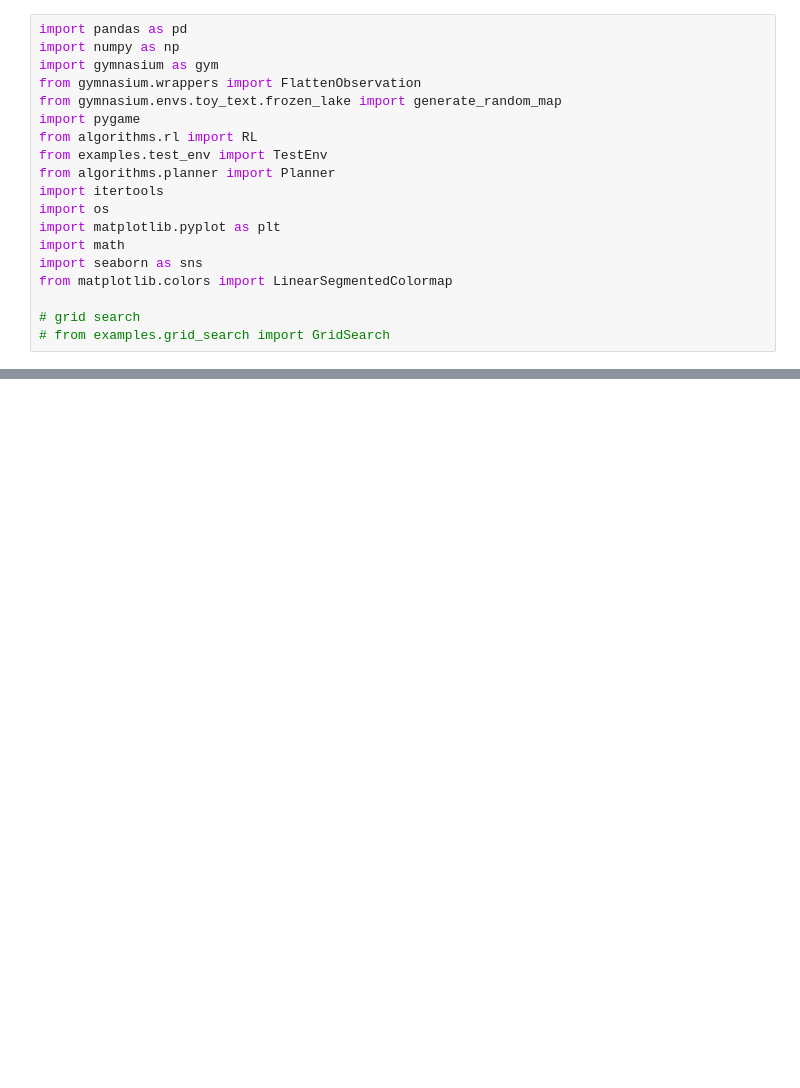
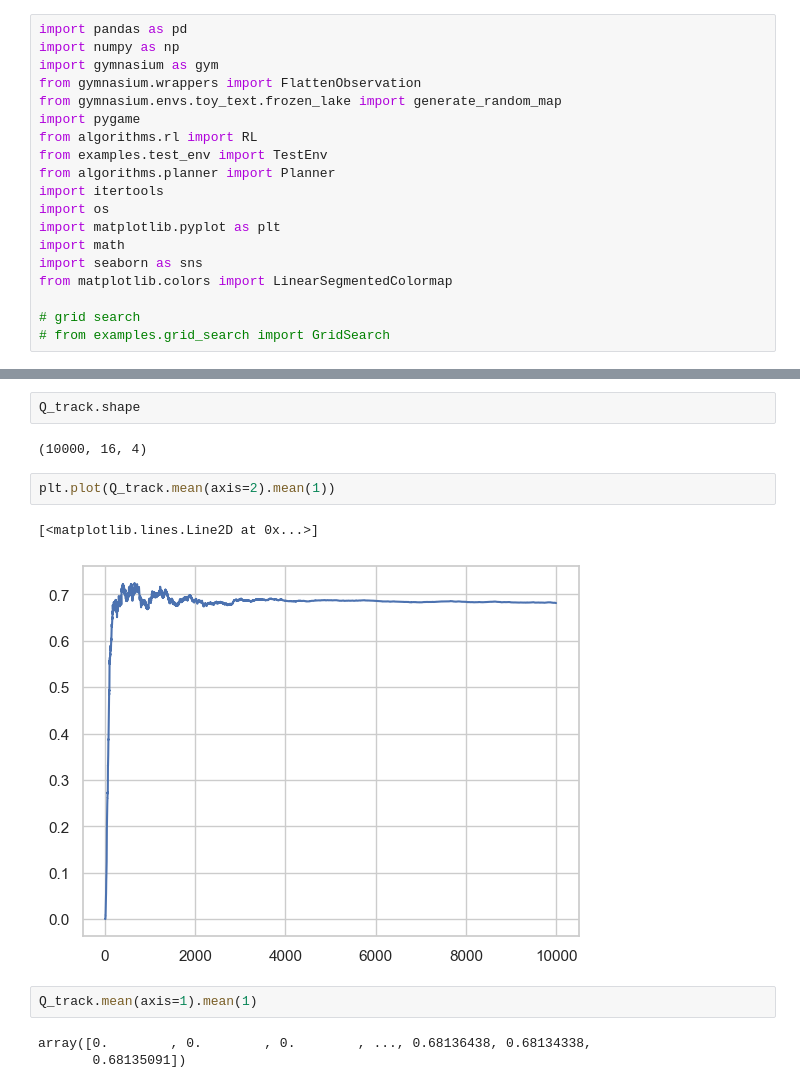
Before and after one commit to lboadi2/machine_learning, a Jupyter notebook: 4_reinforcement_learning/frozen_lake.ipynb, the cells around one changed output, grey strips where cells are left out. Cells and saved outputs as stored; diff of their text form; blank space fills up the shorter version.

```diff
--- a/4_reinforcement_learning/frozen_lake.ipynb
+++ b/4_reinforcement_learning/frozen_lake.ipynb
@@ -94,0 +107,14 @@ KeyboardInterrupt:
+# %%
+Q_track.shape
+# %% [output]
+(10000, 16, 4)
+# %%
+plt.plot(Q_track.mean(axis=2).mean(1))
+# %% [output]
+[<matplotlib.lines.Line2D at 0x...>]
+[figure, added]
+# %%
+Q_track.mean(axis=1).mean(1)
+# %% [output]
+array([0.        , 0.        , 0.        , ..., 0.68136438, 0.68134338,
+       0.68135091])
```
Also changed, not shown: parts of 11 cells of this notebook, 1 other file.
